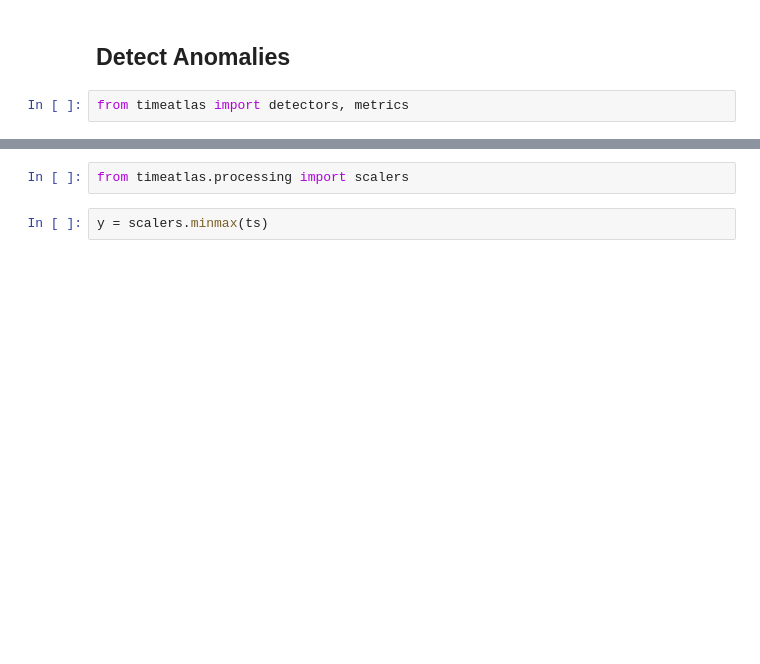
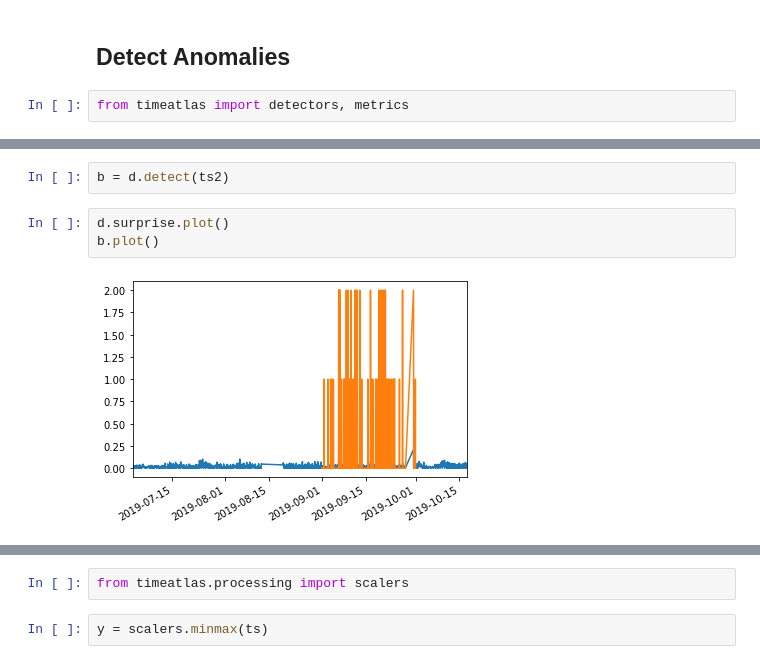
Before and after one commit to timeatlas-dev/timeatlas, a Jupyter notebook: docs/scrapbook.ipynb, the cells around one changed output, grey strips where cells are left out. Cells and saved outputs as stored; diff of their text form; blank space fills up the shorter version.

```diff
--- a/docs/scrapbook.ipynb
+++ b/docs/scrapbook.ipynb
@@ -136,3 +150,10 @@ a = d.compute(m1, ts, metrics.relative_error)\
+# %%
+b = d.detect(ts2)
+# %%
+d.surprise.plot()
+b.plot()
+# %% [output]
+[figure, added]
 # %%
 d.truth.plot()
 d.prediction.plot()
```
Also changed, not shown: parts of 16 cells of this notebook, 1 other file.
